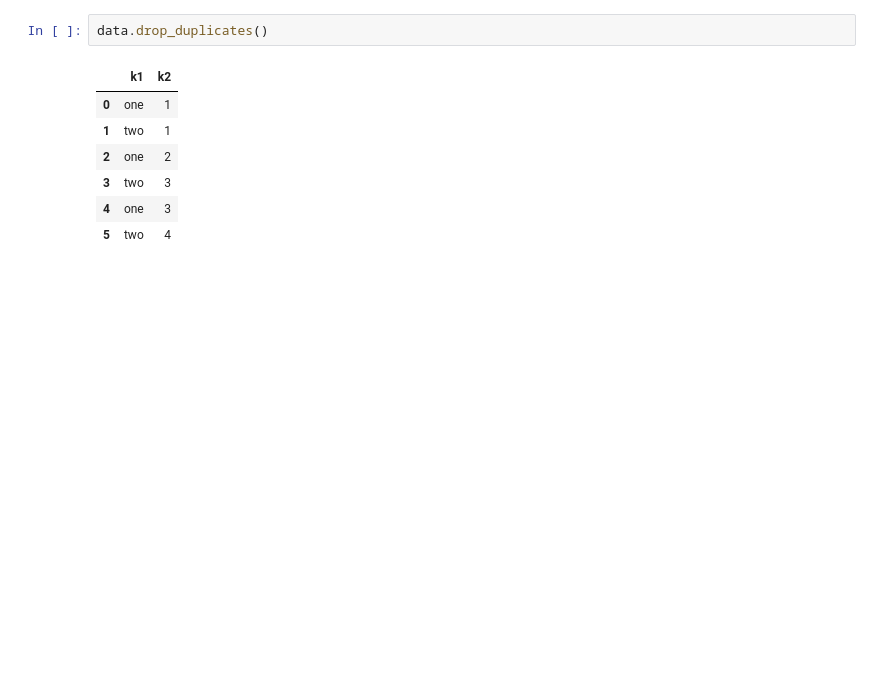
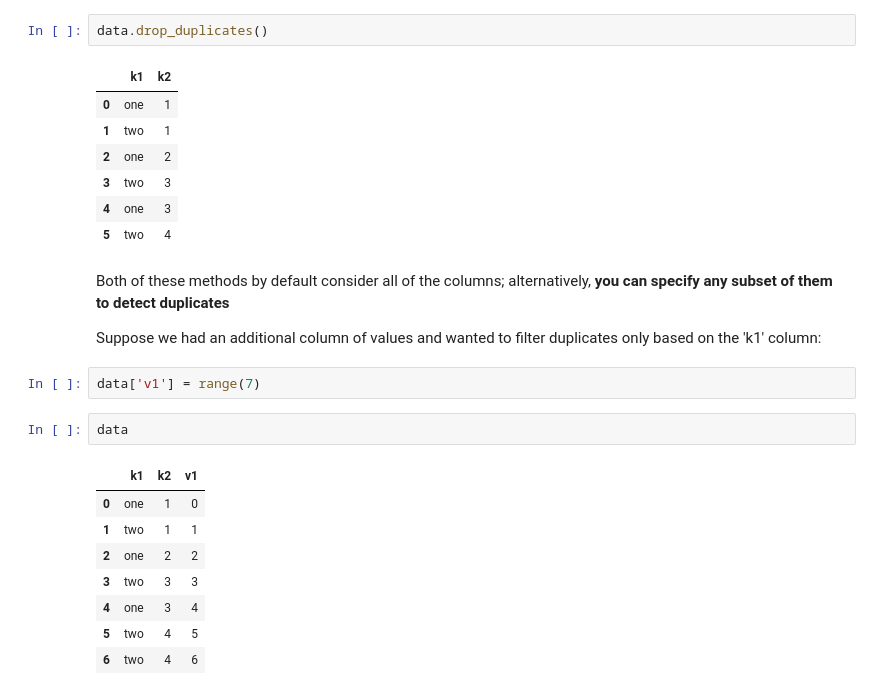
Before and after one commit to lucaslokchan/data-analysis, a Jupyter notebook: Python for Data Analysis/07_Data_Cleaning_and_Preparation.ipynb, the cells around one changed output. Drawn from its saved outputs; the diff is of its cells as text; blank space fills up the shorter version.

```diff
--- a/Python for Data Analysis/07_Data_Cleaning_and_Preparation.ipynb
+++ b/Python for Data Analysis/07_Data_Cleaning_and_Preparation.ipynb
@@ -327,3 +327,20 @@ data.drop_duplicates()
 | 3 | two | 3 |
 | 4 | one | 3 |
 | 5 | two | 4 |
+# %% [markdown]
+Both of these methods by default consider all of the columns; alternatively, **you can specify any subset of them to detect duplicates**
+
+Suppose we had an additional column of values and wanted to filter duplicates only based on the 'k1' column:
+# %%
+data['v1'] = range(7)
+# %%
+data
+# %% [output]
+|  | k1 | k2 | v1 |
+| 0 | one | 1 | 0 |
+| 1 | two | 1 | 1 |
+| 2 | one | 2 | 2 |
+| 3 | two | 3 | 3 |
+| 4 | one | 3 | 4 |
+| 5 | two | 4 | 5 |
+| 6 | two | 4 | 6 |
```
Also changed, not shown: parts of 46 cells of this notebook.
